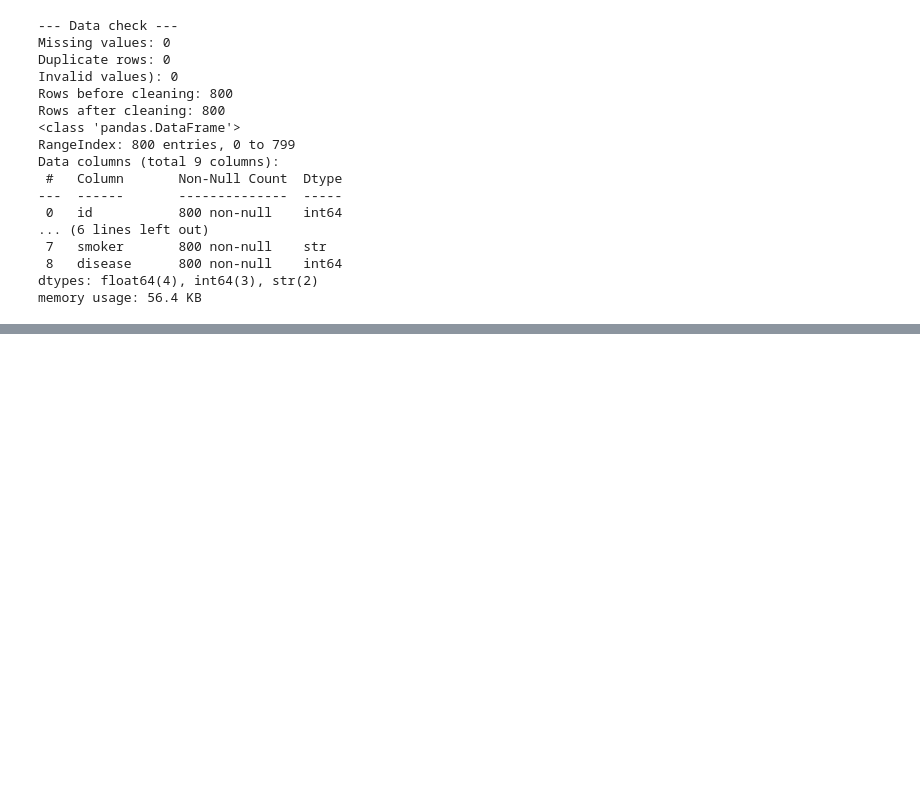
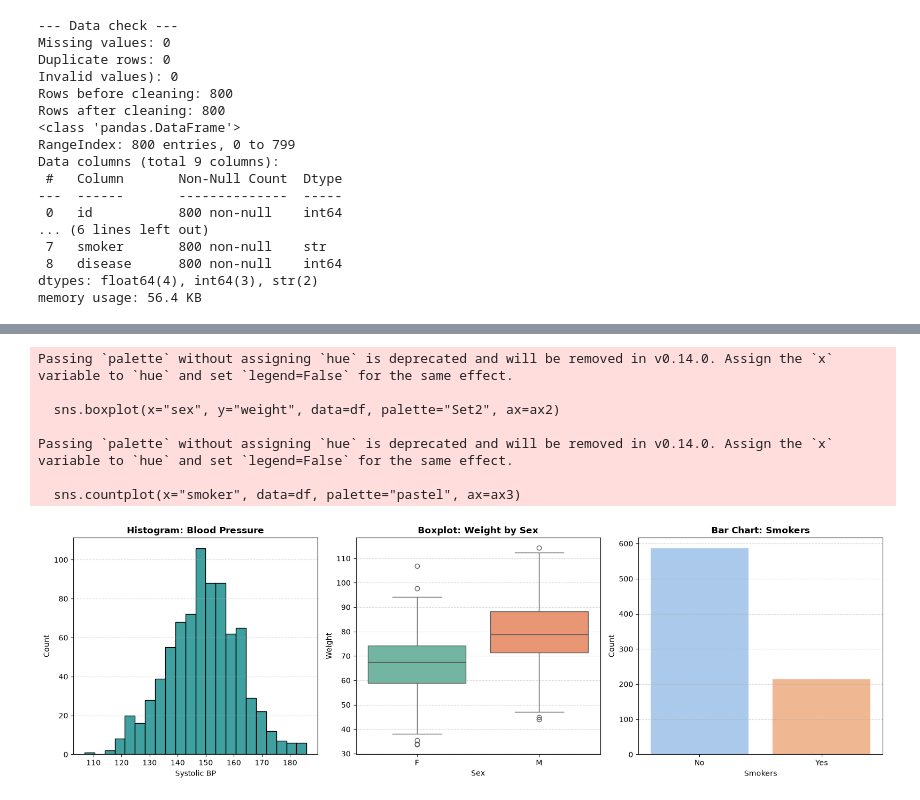
Before and after one commit to Feliciaastrom/halsostudie, a Jupyter notebook: health_study_1.ipynb, the cells around one changed output, grey strips where cells are left out. Drawn from its saved outputs; the diff is of its cells as text; code cells hidden in the pictures; blank space fills up the shorter version.

```diff
--- a/health_study_1.ipynb
+++ b/health_study_1.ipynb
@@ -58,0 +79,37 @@ memory usage: 56.4 KB
+# %%
+# 3 grafer brevid varandra
+fig, (ax1, ax2, ax3) = plt.subplots(1, 3, figsize=(16, 5))
+
+# Graf 1 - Histogram, blodtryck
+sns.histplot(df["systolic_bp"], color="teal", ax=ax1)
+ax1.set_title("Histogram: Blood Pressure", fontsize=12, fontweight="bold")
+ax1.set_xlabel("Systolic BP")
+ax1.set_ylabel("Count")
+ax1.grid(axis="y", linestyle="--", alpha=0.5)
+
+# Graf 2 - Låddiagram, vikt per kön
+sns.boxplot(x="sex", y="weight", data=df, palette="Set2", ax=ax2)
+ax2.set_title("Boxplot: Weight by Sex", fontsize=12, fontweight="bold")
+ax2.set_xlabel("Sex")
+ax2.set_ylabel("Weight")
+ax2.grid(axis="y", linestyle="--", alpha=0.5)
+
+
+# Graf 3 - Stapeldiagram, rökare
+sns.countplot(x="smoker", data=df, palette="pastel", ax=ax3)
+ax3.set_title("Bar Chart: Smokers", fontsize=12, fontweight="bold")
+ax3.set_xlabel("Smokers")
+ax3.set_ylabel("Count")
+ax3.grid(axis="y", linestyle="--", alpha=0.5)
+
+plt.tight_layout()
+plt.show()
+# %% [output]
+Passing `palette` without assigning `hue` is deprecated and will be removed in v0.14.0. Assign the `x` variable to `hue` and set `legend=False` for the same effect.
+
+  sns.boxplot(x="sex", y="weight", data=df, palette="Set2", ax=ax2)
+
+Passing `palette` without assigning `hue` is deprecated and will be removed in v0.14.0. Assign the `x` variable to `hue` and set `legend=False` for the same effect.
+
+  sns.countplot(x="smoker", data=df, palette="pastel", ax=ax3)
+[figure, added]
```
Also changed, not shown: parts of 2 cells of this notebook.
